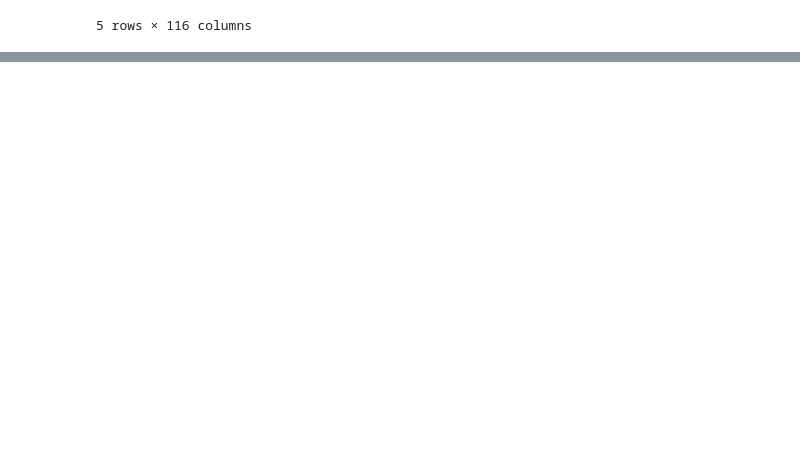
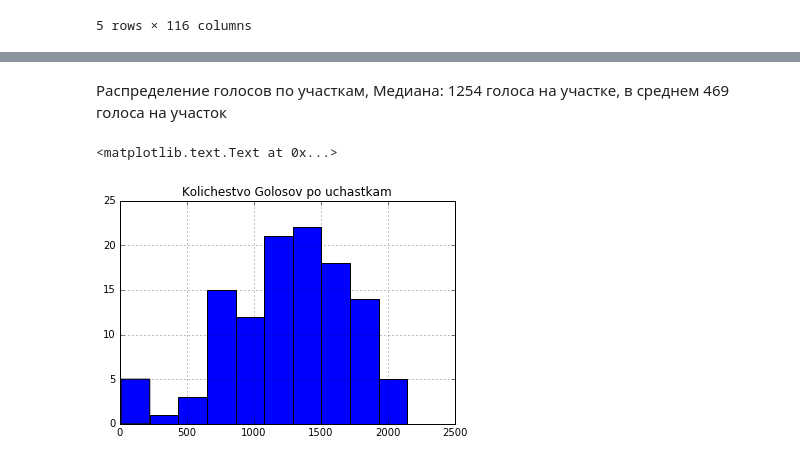
Before and after one commit to fortunto2/sterlitamak_duma2016, a Jupyter notebook: sterlitamak.ipynb, the cells around one changed output, grey strips where cells are left out. Cells and saved outputs as stored; diff of their text form; code cells hidden in the pictures; blank space fills up the shorter version.

```diff
--- a/sterlitamak.ipynb
+++ b/sterlitamak.ipynb
@@ -30,0 +50,8 @@ data.plot()
+# %% [markdown]
+Распределение голосов по участкам, Медиана: 1254 голоса на участке, в среднем 469 голоса на участок
+# %%
+golosa = data.sum().hist()
+golosa.set_title(u"Kolichestvo Golosov po uchastkam")
+# %% [output]
+<matplotlib.text.Text at 0x...>
+[figure, added]
```
Also changed, not shown: parts of 9 cells of this notebook.
